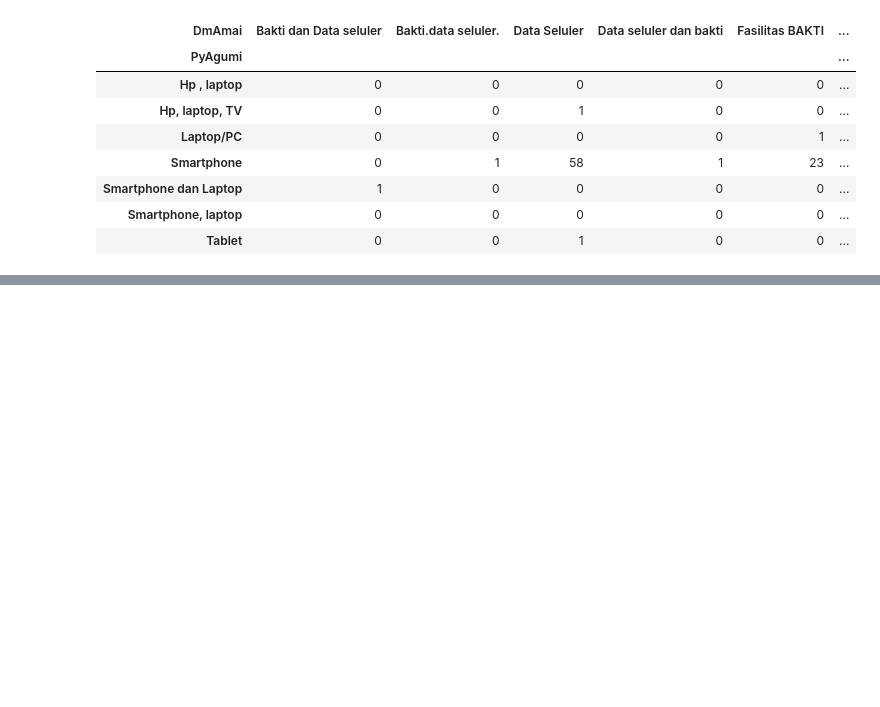
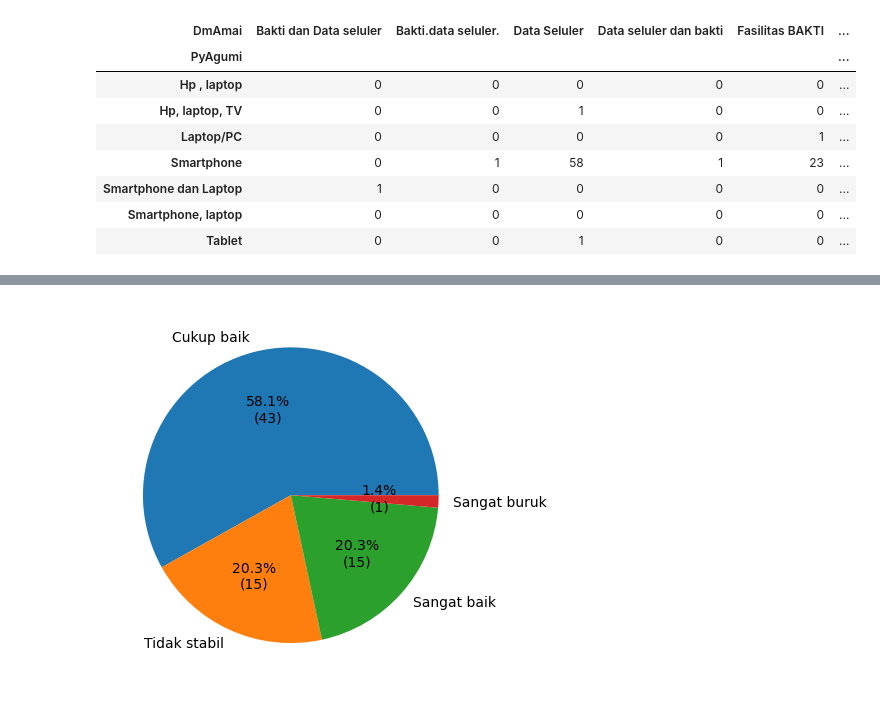
Before and after one commit to taudataanalytics/bakti2024, a Jupyter notebook: Bakti-2024.ipynb, the cells around one changed output, grey strips where cells are left out. Drawn from its saved outputs; the diff is of its cells as text; code cells hidden in the pictures; blank space fills up the shorter version.

```diff
--- a/Bakti-2024.ipynb
+++ b/Bakti-2024.ipynb
@@ -550,0 +551,8 @@ p = dfG.Psalp.value_counts().plot(kind='pie')
+# %%
+# Kualitas internet BAKTI
+#  'Kualitas akses internet di lokasi Anda': 'KaidlA', ==> Selain BAKTI
+s = dfS3.KaidlA.value_counts()
+p = plt.pie(s, labels = s.index, autopct=autopct_format(s))
+plt.show()
+# %% [output]
+[figure, added]
```
Also changed, not shown: parts of 14 cells of this notebook.
